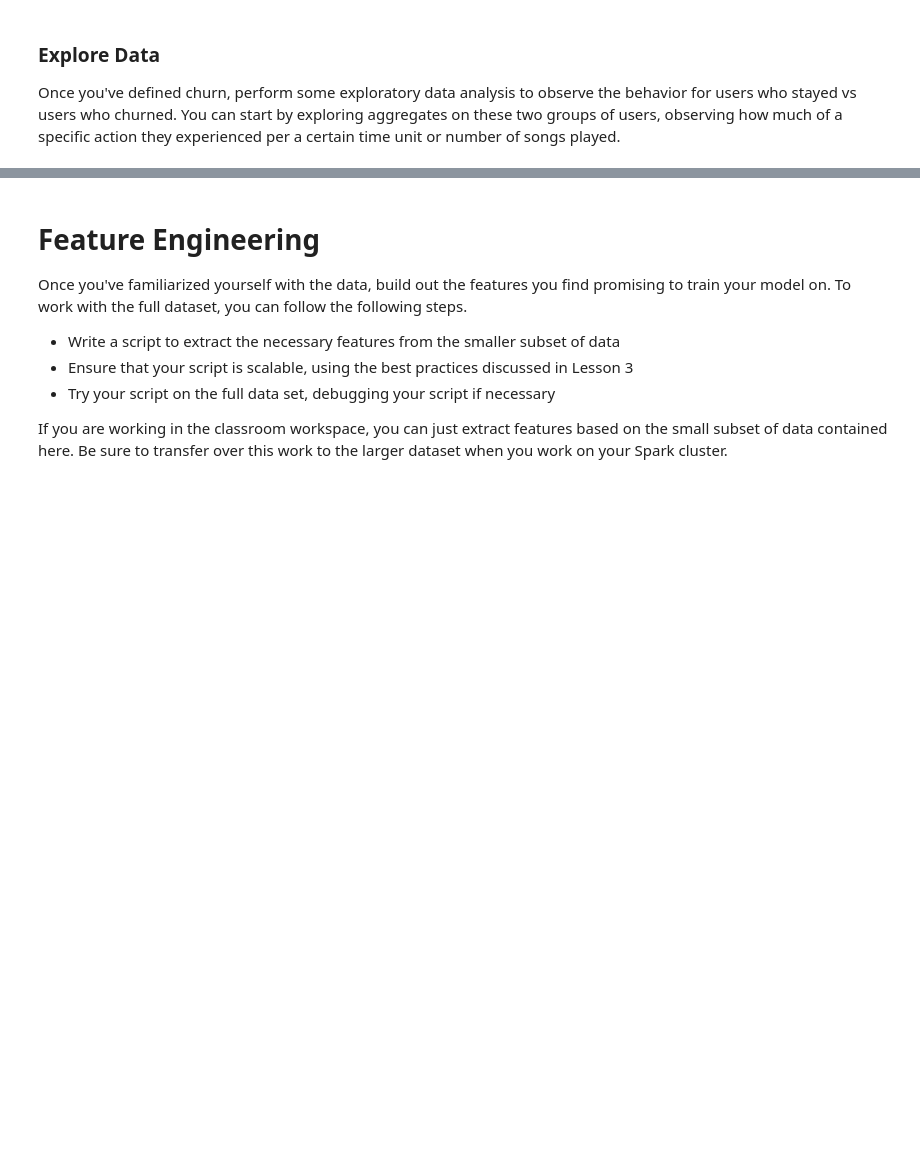
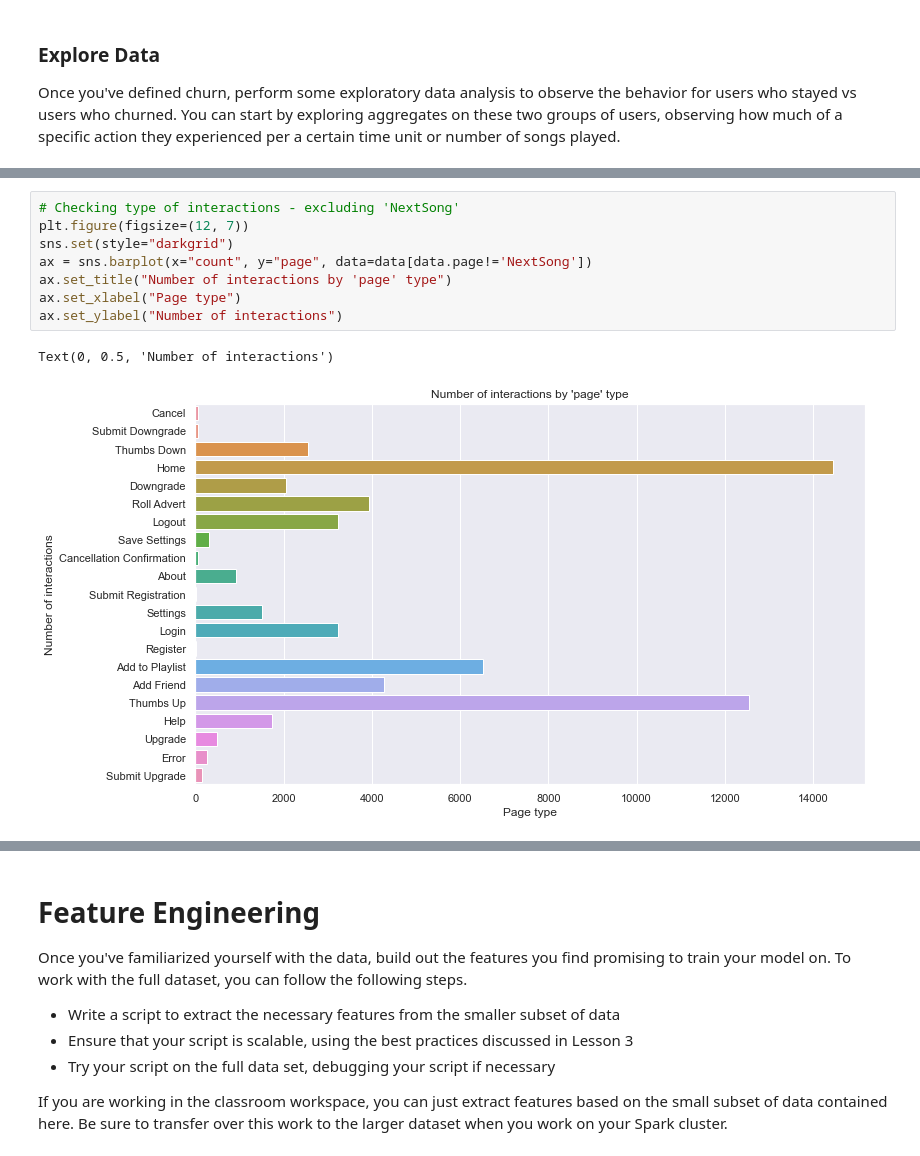
Before and after one commit to pedflotor/Sparkify-Churn-Prediction, a Jupyter notebook: Sparkify.ipynb, the cells around one changed output, grey strips where cells are left out. Saved outputs shown, nothing was run; the diff lists cells and outputs as text; blank space fills up the shorter version.

```diff
--- a/Sparkify.ipynb
+++ b/Sparkify.ipynb
@@ -264,0 +295,11 @@ Once you've defined churn, perform some exploratory data analysis to observe the
+# %%
+# Checking type of interactions - excluding 'NextSong'
+plt.figure(figsize=(12, 7))
+sns.set(style="darkgrid")
+ax = sns.barplot(x="count", y="page", data=data[data.page!='NextSong'])
+ax.set_title("Number of interactions by 'page' type")
+ax.set_xlabel("Page type")
+ax.set_ylabel("Number of interactions")
+# %% [output]
+Text(0, 0.5, 'Number of interactions')
+[figure, added]
```
Also changed, not shown: parts of 28 cells of this notebook.
